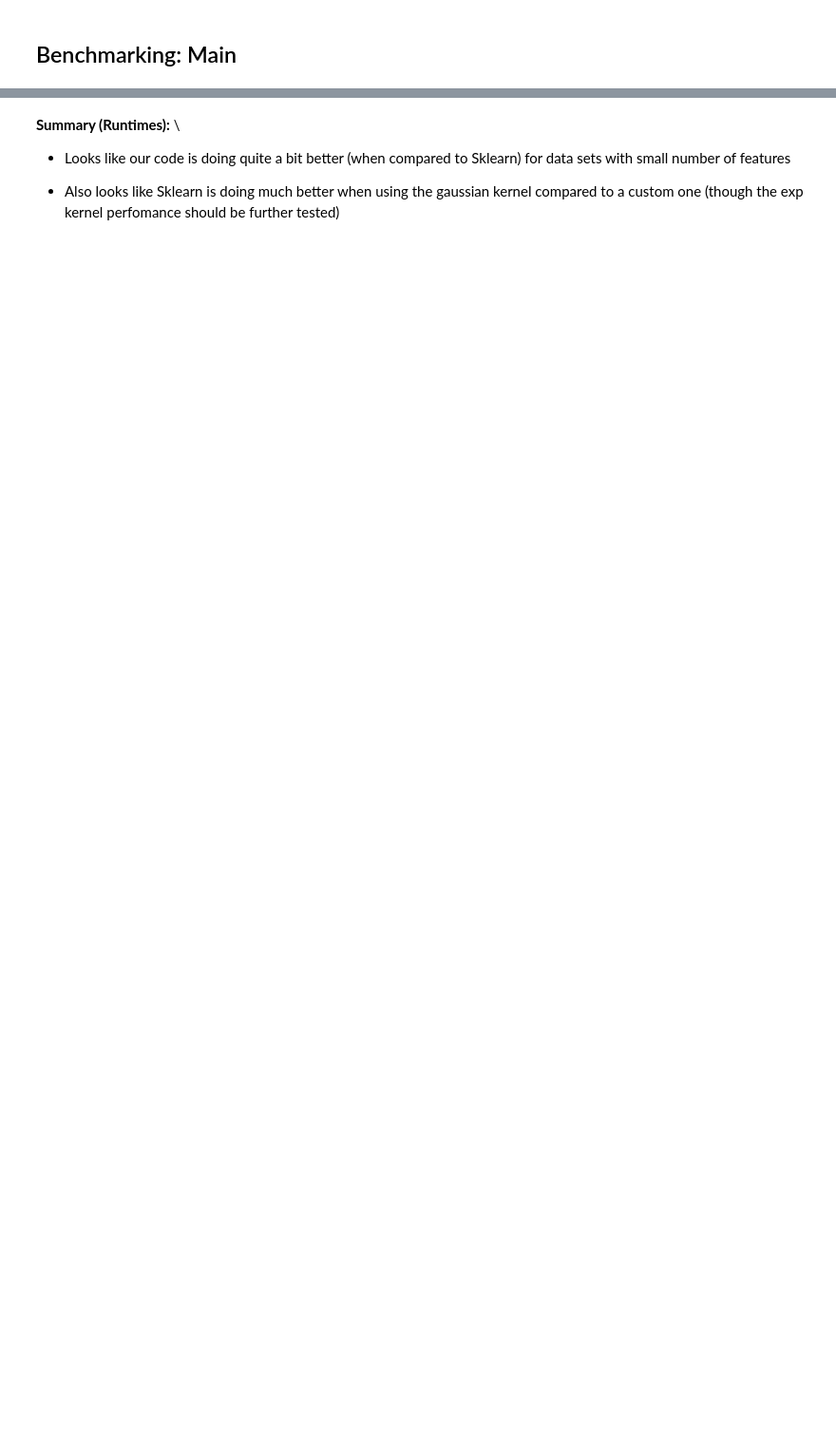
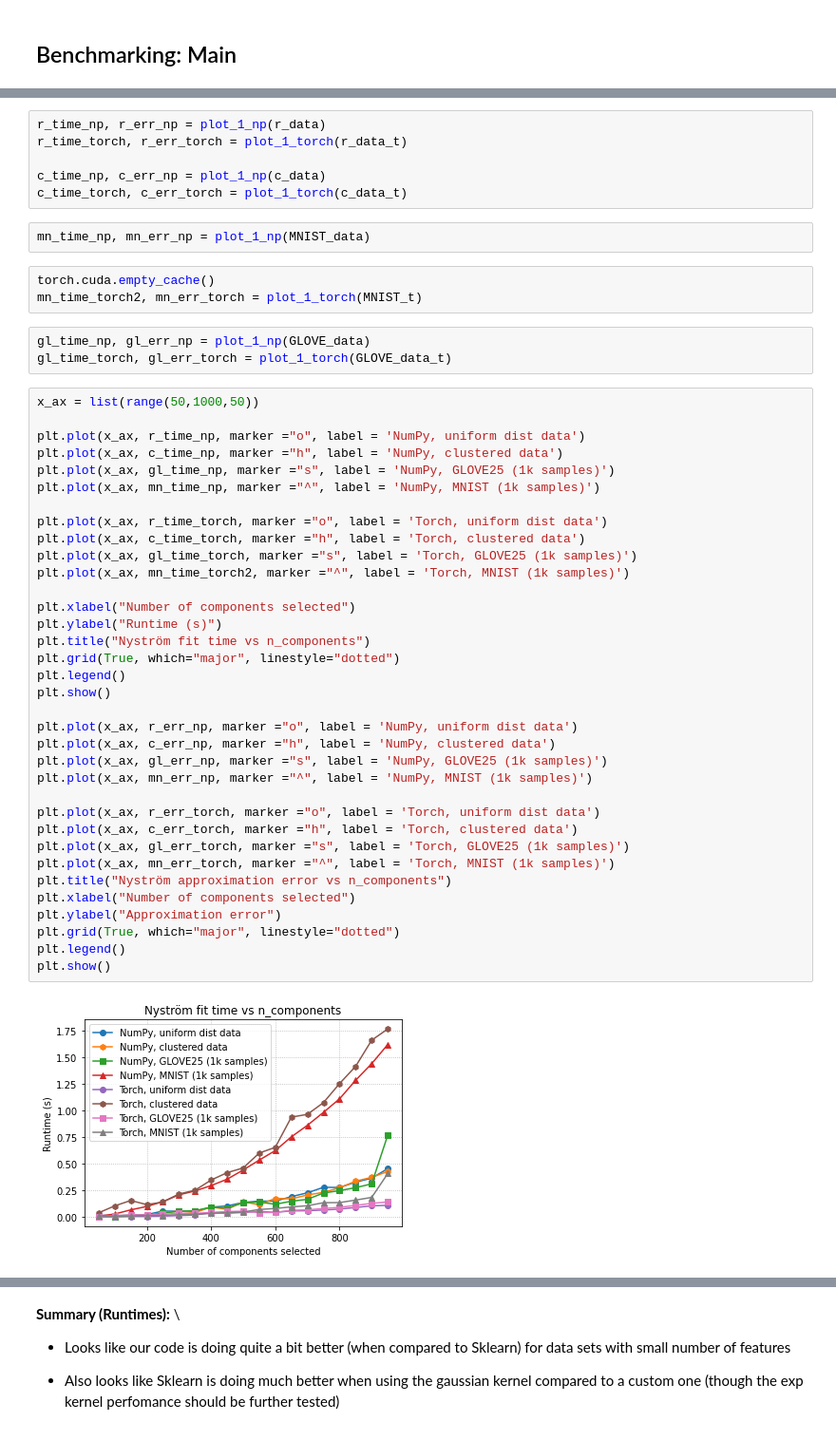
Before and after one commit to huddyyeo/keops_project, a Jupyter notebook: Nystrom_work/Nystrom_benchmarking.ipynb, the cells around one changed output, grey strips where cells are left out. Shown at 95% size. Saved outputs shown, nothing was run; the diff lists cells and outputs as text; blank space fills up the shorter version.

Commit message:
general update and cleanup, added GLOVE & new plots

```diff
--- a/Nystrom_work/Nystrom_benchmarking.ipynb
+++ b/Nystrom_work/Nystrom_benchmarking.ipynb
@@ -103,0 +179,51 @@ MNIST = MNIST_t.numpy()
+# %%
+r_time_np, r_err_np = plot_1_np(r_data)
+r_time_torch, r_err_torch = plot_1_torch(r_data_t)
+
+c_time_np, c_err_np = plot_1_np(c_data)
+c_time_torch, c_err_torch = plot_1_torch(c_data_t)
+# %%
+mn_time_np, mn_err_np = plot_1_np(MNIST_data)
+# %%
+torch.cuda.empty_cache()
+mn_time_torch2, mn_err_torch = plot_1_torch(MNIST_t)
+# %%
+gl_time_np, gl_err_np = plot_1_np(GLOVE_data)
+gl_time_torch, gl_err_torch = plot_1_torch(GLOVE_data_t)
+# %%
+x_ax = list(range(50,1000,50))
+
+plt.plot(x_ax, r_time_np, marker ="o", label = 'NumPy, uniform dist data')
+plt.plot(x_ax, c_time_np, marker ="h", label = 'NumPy, clustered data')
+plt.plot(x_ax, gl_time_np, marker ="s", label = 'NumPy, GLOVE25 (1k samples)')
+plt.plot(x_ax, mn_time_np, marker ="^", label = 'NumPy, MNIST (1k samples)')
+
+plt.plot(x_ax, r_time_torch, marker ="o", label = 'Torch, uniform dist data')
+plt.plot(x_ax, c_time_torch, marker ="h", label = 'Torch, clustered data')
+plt.plot(x_ax, gl_time_torch, marker ="s", label = 'Torch, GLOVE25 (1k samples)')
+plt.plot(x_ax, mn_time_torch2, marker ="^", label = 'Torch, MNIST (1k samples)')
+
+plt.xlabel("Number of components selected")
+plt.ylabel("Runtime (s)")
+plt.title("Nyström fit time vs n_components")
+plt.grid(True, which="major", linestyle="dotted")
+plt.legend()
+plt.show()
+
+plt.plot(x_ax, r_err_np, marker ="o", label = 'NumPy, uniform dist data')
+plt.plot(x_ax, c_err_np, marker ="h", label = 'NumPy, clustered data')
+plt.plot(x_ax, gl_err_np, marker ="s", label = 'NumPy, GLOVE25 (1k samples)')
+plt.plot(x_ax, mn_err_np, marker ="^", label = 'NumPy, MNIST (1k samples)')
+
+plt.plot(x_ax, r_err_torch, marker ="o", label = 'Torch, uniform dist data')
+plt.plot(x_ax, c_err_torch, marker ="h", label = 'Torch, clustered data')
+plt.plot(x_ax, gl_err_torch, marker ="s", label = 'Torch, GLOVE25 (1k samples)')
+plt.plot(x_ax, mn_err_torch, marker ="^", label = 'Torch, MNIST (1k samples)')
+plt.title("Nyström approximation error vs n_components")
+plt.xlabel("Number of components selected")
+plt.ylabel("Approximation error")
+plt.grid(True, which="major", linestyle="dotted")
+plt.legend()
+plt.show()
+# %% [output]
+[figure, added]
```
Also changed, not shown: parts of 53 cells of this notebook.
